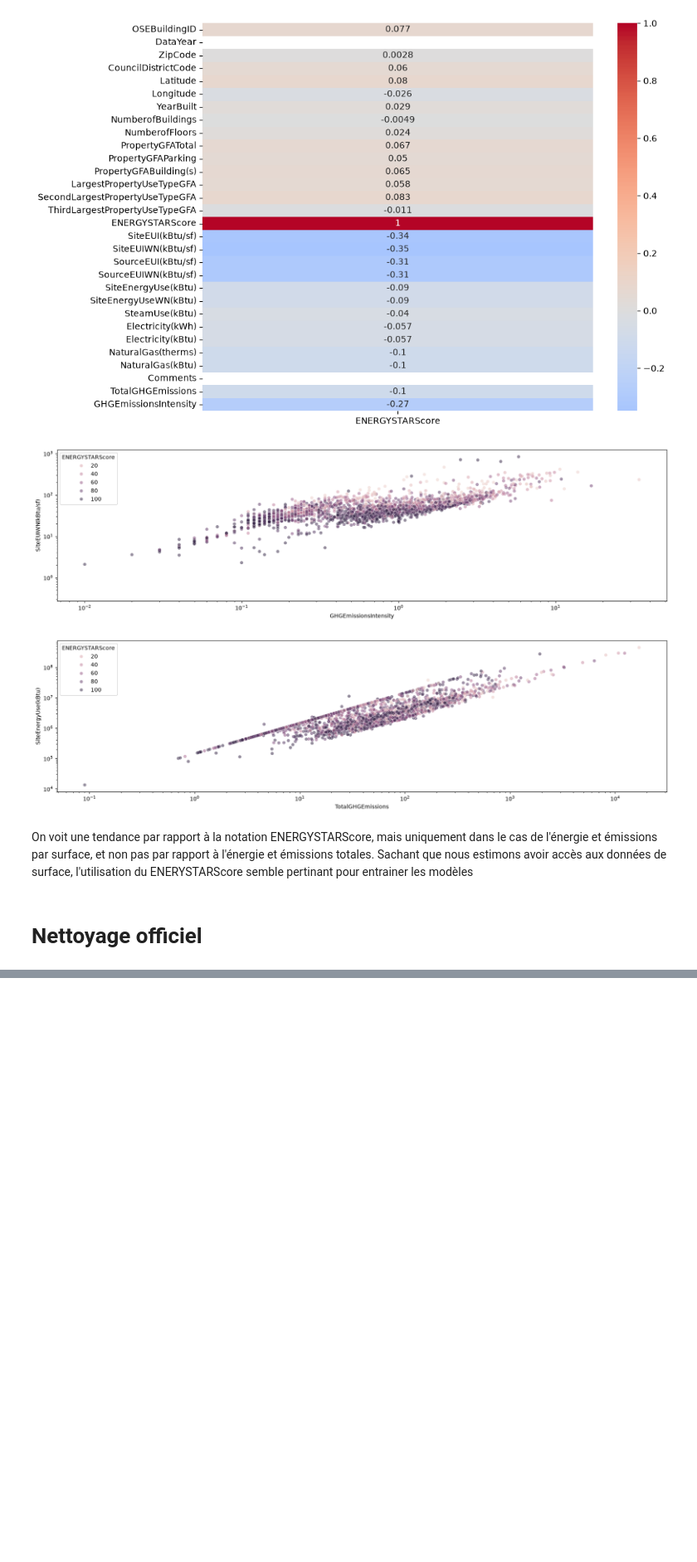
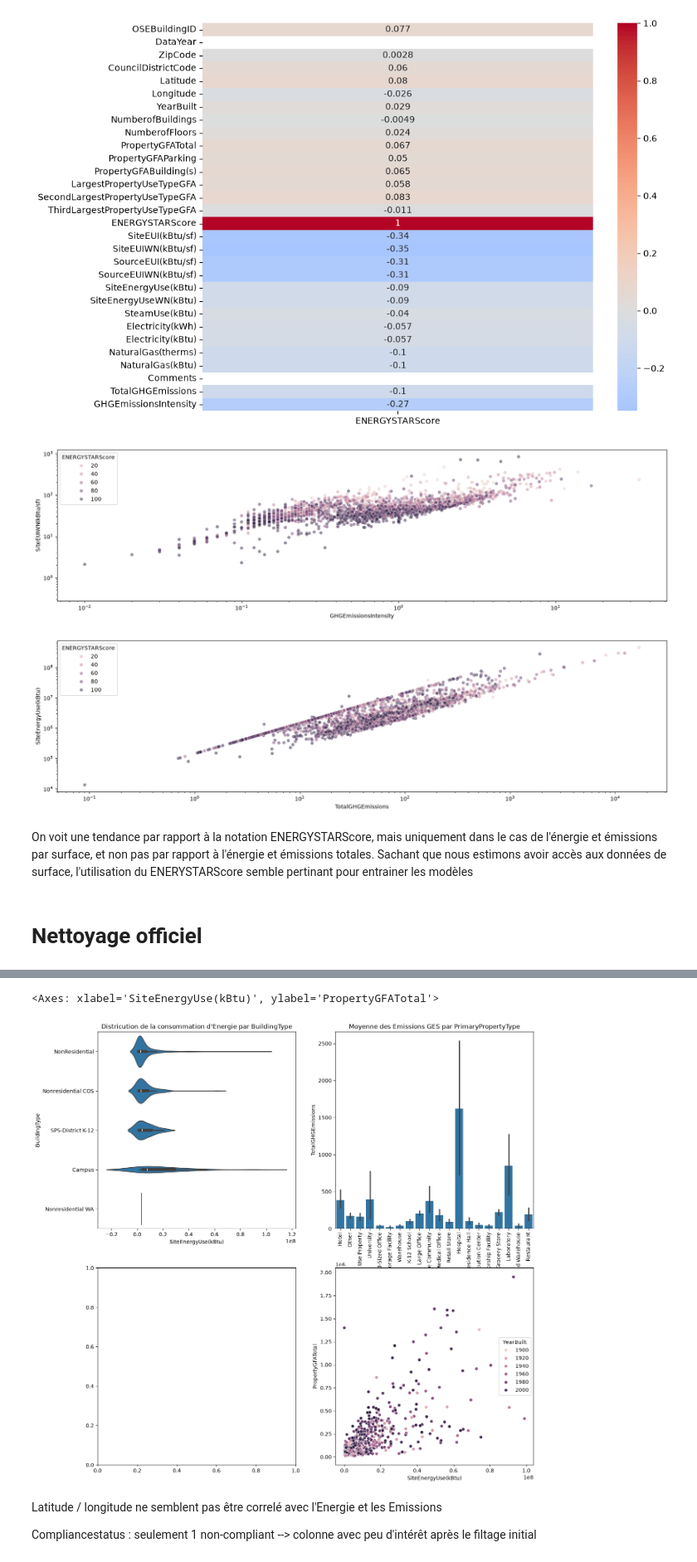
Before and after one commit to Leozmee/Seattle-Electricity-Prediction, a Jupyter notebook: analyse_exploratoire.ipynb, the cells around one changed output, grey strips where cells are left out. Shown at 83% size. Cells and saved outputs as stored; diff of their text form; code cells hidden in the pictures; blank space fills up the shorter version.

```diff
--- a/analyse_exploratoire.ipynb
+++ b/analyse_exploratoire.ipynb
@@ -493,0 +568,27 @@ df_clean.head()
+# %%
+#LargestPropertyUseType : remplir les données manquantes par la première valeur de ListOfAllPropertyUseTypes
+df_clean["LargestPropertyUseType"]= df_clean.apply(remplir_nan_largest_property, axis=1)
+
+#transformer ListOfAllPropertyUseTypes en number of types
+df_clean["ListOfAllPropertyUseTypes"] = df_clean["ListOfAllPropertyUseTypes"].apply(lambda x : len(x.split(",")))
+
+#Energystarscore : remplir les données manquantes par le median ?
+Energy_score_median = df_clean["ENERGYSTARScore"].median()
+df_clean["ENERGYSTARScore"] = df_clean["ENERGYSTARScore"].fillna(Energy_score_median)
+
+#SecondLargestPropertyUseTypeGFA/ThirdLargestPropertyUseTypeGFA : remplir données manquantes avec “0”
+df_clean["SecondLargestPropertyUseTypeGFA"] = df_clean["SecondLargestPropertyUseTypeGFA"].fillna(0)
+df_clean["ThirdLargestPropertyUseTypeGFA"] = df_clean["ThirdLargestPropertyUseTypeGFA"].fillna(0)
+
+#SecondLargestPropertyUseType/ThirdLargestPropertyUseType: remplir données manquantes avec “NA” ?
+df_clean["SecondLargestPropertyUseType"] = df_clean["SecondLargestPropertyUseType"].fillna("NA")
+df_clean["ThirdLargestPropertyUseType"] = df_clean["ThirdLargestPropertyUseType"].fillna("NA")
+
+#LargestPropertyUseTypeGFA : remplir les données manquantes par PropertyGFATotal
+df_clean["LargestPropertyUseTypeGFA"] = df_clean.apply(remplir_nan_largest_property_surface, axis=1)
+
+#encoder LargestPropertyUseType / secondLargestPropertyUseType / ThirdLargestPropertyUseType / PrimaryPropertyType / ComplianceStatus / BuildingType
+df_clean = df_clean[df_clean["SiteEnergyUse(kBtu)"]<=100000000]
+
+
+df_clean.info()
@@ -493,0 +710,21 @@ df_clean.head()
+# %%
+fig, axes = plt.subplots(2, 2, figsize=(15, 15))
+
+sns.violinplot(data=df_clean, x = 'SiteEnergyUse(kBtu)' , y= 'BuildingType', ax=axes[0, 0] )
+axes[0,0].set_title("Districution de la consommation d'Energie par BuildingType")
+
+sns.barplot(data=df_clean, x = 'PrimaryPropertyType' , y = 'TotalGHGEmissions', ax=axes[0, 1] )
+axes[0, 1].tick_params(axis='x', labelrotation=90)
+axes[0,1].set_title("Moyenne des Emissions GES par PrimaryPropertyType")
+
+sns.scatterplot(data=df_clean, x = 'SiteEnergyUse(kBtu)' , y = 'PropertyGFATotal', hue = 'YearBuilt', alpha = 0.5 ax=axes[1,0])
+axes[1,0].set_title("Consommation d'Energie en fonction de la surface totale et de l'année de construction")
+axes[1,0].set_xscale('log')
+axes[1,0].set_yscale('log')
+# %% [output]
+<Axes: xlabel='SiteEnergyUse(kBtu)', ylabel='PropertyGFATotal'>
+[figure, added]
+# %% [markdown]
+Latitude / longitude ne semblent pas être correlé avec l'Energie et les Emissions
+
+Compliancestatus : seulement 1 non-compliant --> colonne avec peu d'intérêt après le filtage initial
```
Also changed, not shown: parts of 12 cells of this notebook.
